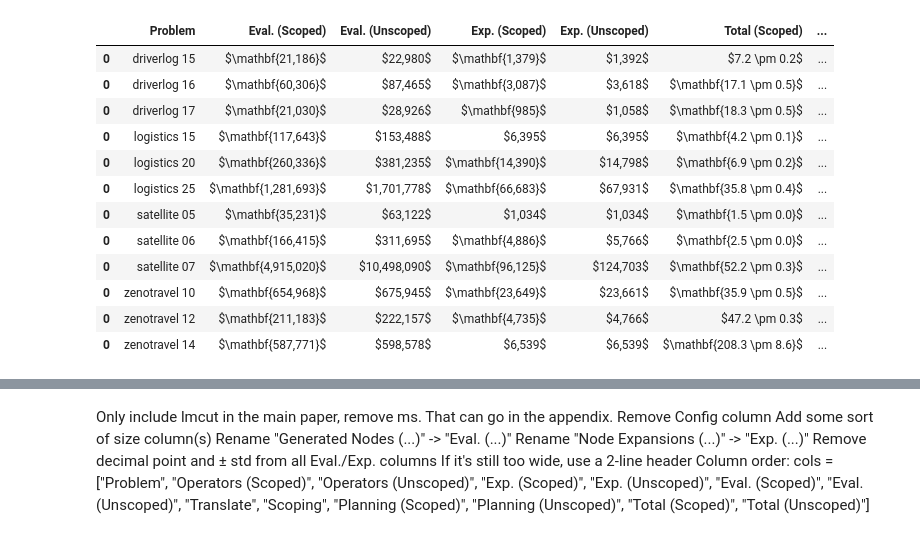
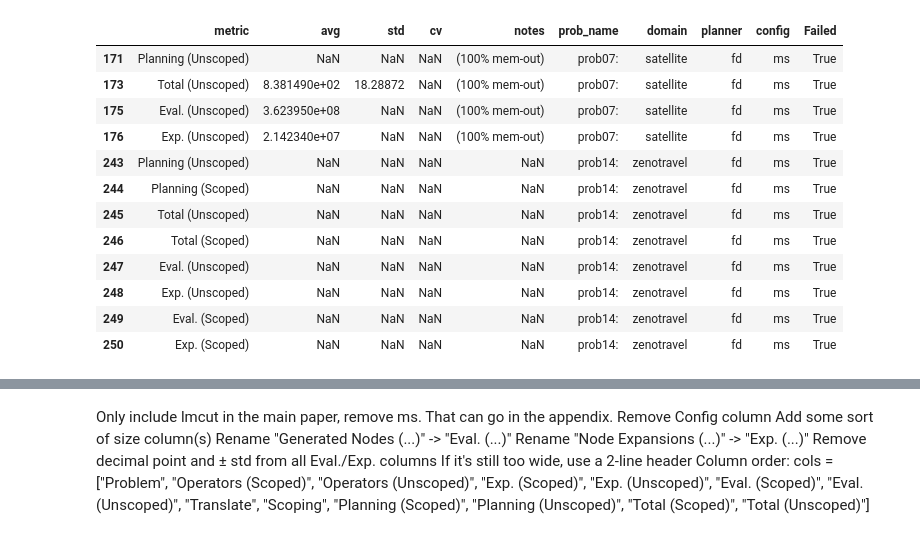
Before and after one commit to h2r/Task-Scoping, a Jupyter notebook: experiments/graph_2023.ipynb, the cells around one changed output, grey strips where cells are left out. Cells and saved outputs as stored; diff of their text form; code cells hidden in the pictures.

```diff
--- a/experiments/graph_2023.ipynb
+++ b/experiments/graph_2023.ipynb
@@ -53 +62,11 @@ df_fd
 144 rows × 9 columns
+# %%
+def parse_failure(df: pd.DataFrame, c: str) -> pd.DataFrame:
+    df = df.copy()
+    c_fail = "Failed"
+    df[c_fail] = df[c].astype(str).str.startswith(">")
+    df[c_fail] = df[c_fail] | df[c].isna()
+    m = df[c_fail]
+    df.loc[m, c] = df.loc[m, c].str.slice(1)
+    df[c] = df[c].astype(float)
+    return df
@@ -53,0 +83,4 @@ df_fd
+# %%
+# df = parse_timeouts(df_fd, time_metrics_scoped_and_unscoped)
+df = parse_failure(df_fd, "avg")
+df
@@ -54,3 +101,19 @@ df_fd
+# %%
+df[df["Failed"]]
+# %% [output]
+|  | metric | avg | std | cv | notes | prob_name | domain | planner | config | Failed |
+| 171 | Planning (Unscoped) | NaN | NaN | NaN | (100% mem-out) | prob07: | satellite | fd | ms | True |
+| 173 | Total (Unscoped) | 8.381490e+02 | 18.28872 | NaN | (100% mem-out) | prob07: | satellite | fd | ms | True |
+| 175 | Eval. (Unscoped) | 3.623950e+08 | NaN | NaN | (100% mem-out) | prob07: | satellite | fd | ms | True |
+| 176 | Exp. (Unscoped) | 2.142340e+07 | NaN | NaN | (100% mem-out) | prob07: | satellite | fd | ms | True |
+| 243 | Planning (Unscoped) | NaN | NaN | NaN | NaN | prob14: | zenotravel | fd | ms | True |
+| 244 | Planning (Scoped) | NaN | NaN | NaN | NaN | prob14: | zenotravel | fd | ms | True |
+| 245 | Total (Unscoped) | NaN | NaN | NaN | NaN | prob14: | zenotravel | fd | ms | True |
+| 246 | Total (Scoped) | NaN | NaN | NaN | NaN | prob14: | zenotravel | fd | ms | True |
+| 247 | Eval. (Unscoped) | NaN | NaN | NaN | NaN | prob14: | zenotravel | fd | ms | True |
+| 248 | Exp. (Unscoped) | NaN | NaN | NaN | NaN | prob14: | zenotravel | fd | ms | True |
+| 249 | Eval. (Scoped) | NaN | NaN | NaN | NaN | prob14: | zenotravel | fd | ms | True |
+| 250 | Exp. (Scoped) | NaN | NaN | NaN | NaN | prob14: | zenotravel | fd | ms | True |
 # %%
 def format_float(a: float, n_dec: Optional[int]) -> str:
     a = round(a, n_dec)
@@ -146,8 +208,6 @@ for (domain, prob_name, planner, config), df in df_fd.groupby(["domain", "prob_n
         # "Config": [config]
     }
     # col2format = {}
-    paired_metrics =  ["Eval.", "Exp.", "Total", "Planning" ]
-    time_metrics = ["Total", "Planning", "Translate", "Scoping"]
     for metric in paired_metrics:
         metric_scoped, metric_unscoped = get_scoped_unscoped_names(metric)
         use_sd = metric in time_metrics
@@ -157,7 +217,6 @@ for (domain, prob_name, planner, config), df in df_fd.groupby(["domain", "prob_n
         if better_column is not None:
             d[better_column] = ["\\mathbf{" + d[better_column][0] + "}"]
 
-    solo_metrics = ["Translate", "Scoping"]
     for metric in solo_metrics:
         use_sd = metric in time_metrics
         d[metric] = [get_table_str(df, metric,use_sd=use_sd)]
@@ -176,19 +235,5 @@ for (domain, prob_name, planner, config), df in df_fd.groupby(["domain", "prob_n
 
 df_out = pd.concat(dfs)
 display(df_out)
-# %% [output]
-|  | Problem | Eval. (Scoped) | Eval. (Unscoped) | Exp. (Scoped) | Exp. (Unscoped) | Total (Scoped) | ... |
-| 0 | driverlog 15 | $\mathbf{21,186}$ | $22,980$ | $\mathbf{1,379}$ | $1,392$ | $7.2 \pm 0.2$ | ... |
-| 0 | driverlog 16 | $\mathbf{60,306}$ | $87,465$ | $\mathbf{3,087}$ | $3,618$ | $\mathbf{17.1 \pm 0.5}$ | ... |
-| 0 | driverlog 17 | $\mathbf{21,030}$ | $28,926$ | $\mathbf{985}$ | $1,058$ | $\mathbf{18.3 \pm 0.5}$ | ... |
-| 0 | logistics 15 | $\mathbf{117,643}$ | $153,488$ | $6,395$ | $6,395$ | $\mathbf{4.2 \pm 0.1}$ | ... |
-| 0 | logistics 20 | $\mathbf{260,336}$ | $381,235$ | $\mathbf{14,390}$ | $14,798$ | $\mathbf{6.9 \pm 0.2}$ | ... |
-| 0 | logistics 25 | $\mathbf{1,281,693}$ | $1,701,778$ | $\mathbf{66,683}$ | $67,931$ | $\mathbf{35.8 \pm 0.4}$ | ... |
-| 0 | satellite 05 | $\mathbf{35,231}$ | $63,122$ | $1,034$ | $1,034$ | $\mathbf{1.5 \pm 0.0}$ | ... |
-| 0 | satellite 06 | $\mathbf{166,415}$ | $311,695$ | $\mathbf{4,886}$ | $5,766$ | $\mathbf{2.5 \pm 0.0}$ | ... |
-| 0 | satellite 07 | $\mathbf{4,915,020}$ | $10,498,090$ | $\mathbf{96,125}$ | $124,703$ | $\mathbf{52.2 \pm 0.3}$ | ... |
-| 0 | zenotravel 10 | $\mathbf{654,968}$ | $675,945$ | $\mathbf{23,649}$ | $23,661$ | $\mathbf{35.9 \pm 0.5}$ | ... |
-| 0 | zenotravel 12 | $\mathbf{211,183}$ | $222,157$ | $\mathbf{4,735}$ | $4,766$ | $47.2 \pm 0.3$ | ... |
-| 0 | zenotravel 14 | $\mathbf{587,771}$ | $598,578$ | $6,539$ | $6,539$ | $\mathbf{208.3 \pm 8.6}$ | ... |
 # %%
 pd.read_csv("domain_sizes.csv")
```
Also changed, not shown: parts of 8 cells of this notebook, 1 other file.
